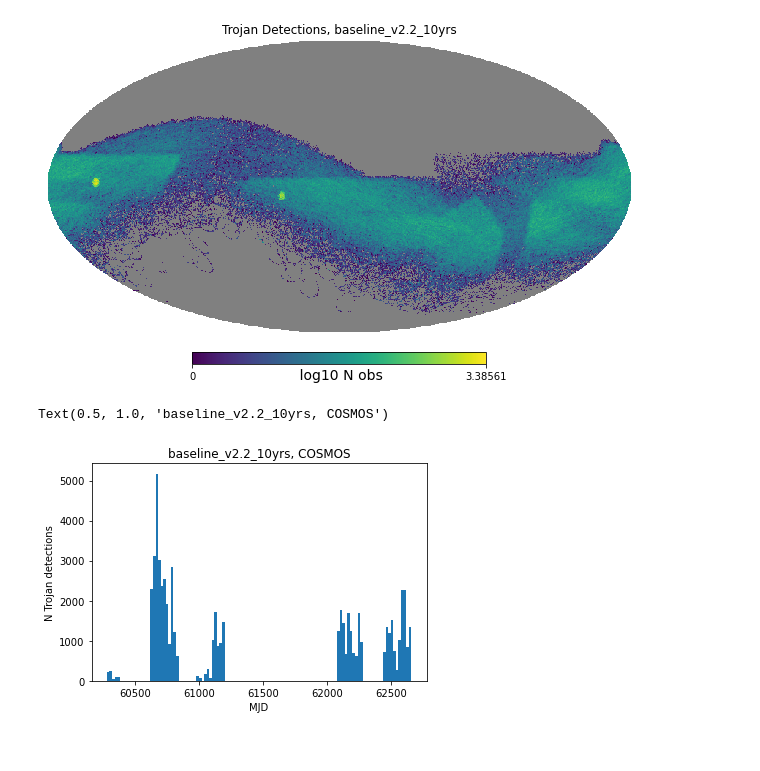
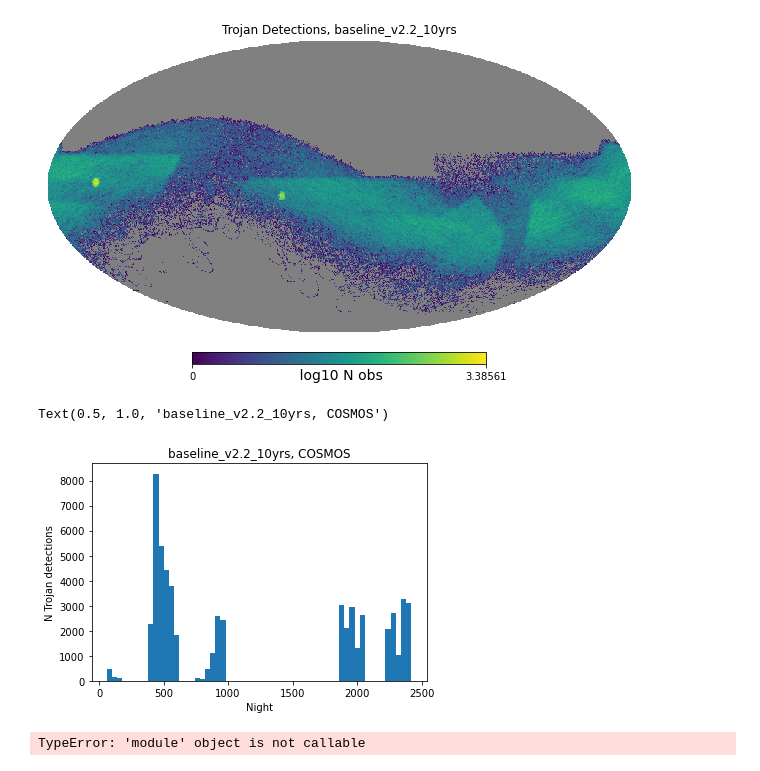
Before and after one commit to lsst-sims/sims_featureScheduler_runs2.2, a Jupyter notebook: baseline/trojan_map.ipynb, the cells around one changed output. Drawn from its saved outputs; the diff is of its cells as text; code cells hidden in the pictures.

```diff
--- a/baseline/trojan_map.ipynb
+++ b/baseline/trojan_map.ipynb
@@ -45,11 +45,16 @@ dist = angularSeparation(ddfs['COSMOS'][0], ddfs['COSMOS'][1], df['ra'].values,
 inside_rad_deg = np.where(dist < 1.8)[0]
 # %%
 mjds = df['observationStartMJD'].values[inside_rad_deg]
-bins = np.arange(mjds.min(), mjds.max(), 20)
+mjds -= survey_start_mjd()
+bins = np.arange(mjds.min(), mjds.max(), 40)
 _temp = plt.hist(mjds, bins=bins)
-plt.xlabel('MJD')
-plt.ylabel('N Trojan detections')
+plt.xlabel('Night')
+plt.ylabel('N Trojan Detections')
 plt.title('baseline_v2.2_10yrs, COSMOS')
 # %% [output]
 Text(0.5, 1.0, 'baseline_v2.2_10yrs, COSMOS')
-[figure, old version]
+[figure, new version]
+# %%
+mjd_zero()
+# %% [output]
+TypeError: 'module' object is not callable
```
Also changed, not shown: parts of 1 cell of this notebook, 5 other files.
